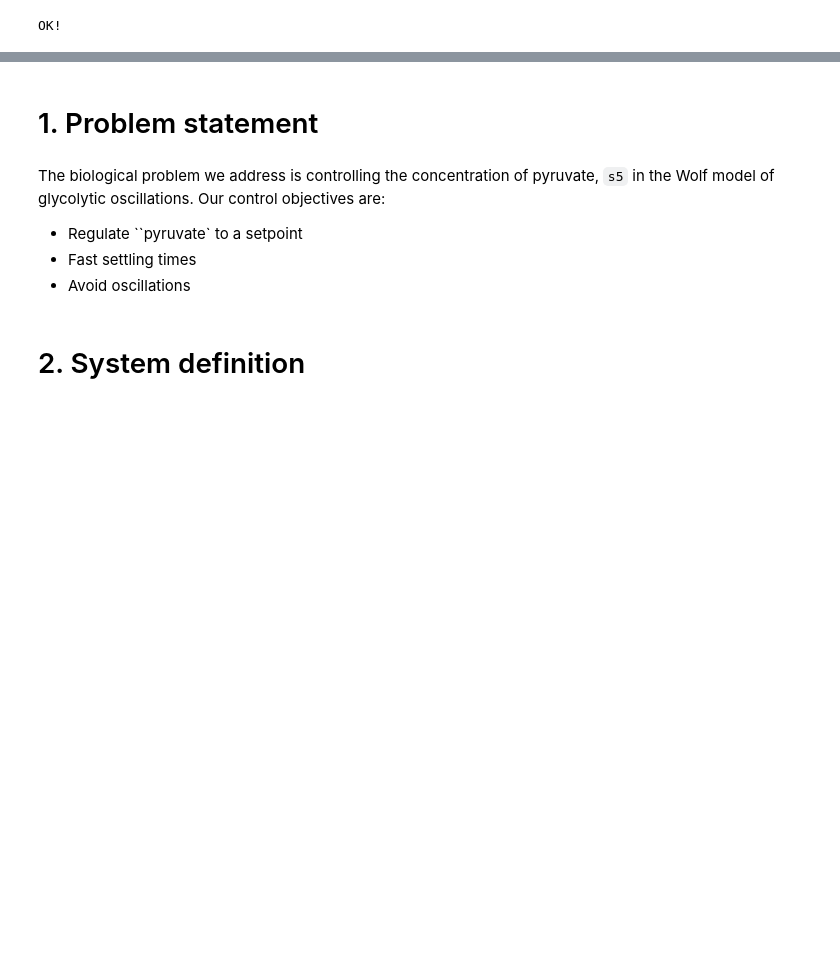
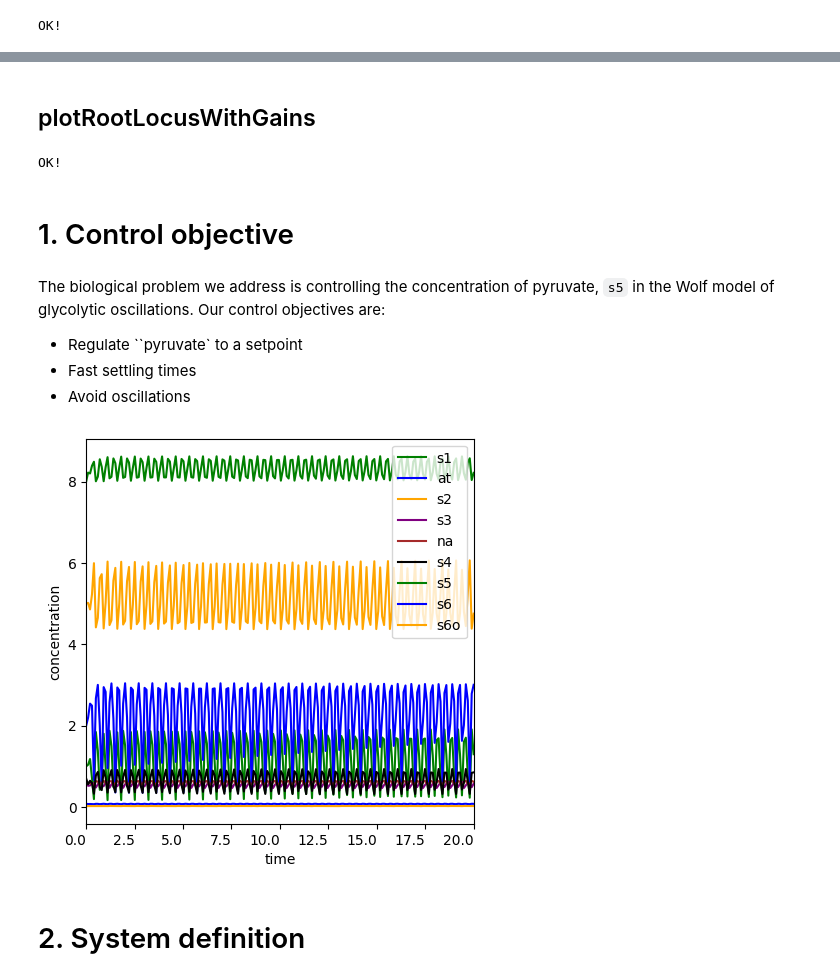
Before and after one commit to joseph-hellerstein/advanced-controls-lectures, a Jupyter notebook: lectures/lecture_15-Workflow-Control-Design/workflow_for_control_design.ipynb, the cells around one changed output, grey strips where cells are left out. Drawn from its saved outputs; the diff is of its cells as text; code cells hidden in the pictures; blank space fills up the shorter version.

```diff
--- a/lectures/lecture_15-Workflow-Control-Design/workflow_for_control_design.ipynb
+++ b/lectures/lecture_15-Workflow-Control-Design/workflow_for_control_design.ipynb
@@ -124,10 +190,88 @@ OK!
+# %% [markdown]
+## plotRootLocusWithGains
+# %%
+def plotRootLocusWithGains(open_loop_transfer_function:control.TransferFunction,
+      gains:List[float],
+      xlim:Optional[np.ndarray]=None,
+      title:Optional[str]=None,
+      ylim:Optional[np.ndarray]=None,
+      is_annotate:bool=True,
+      markersize_multiplier:float=100,
+      figsize=(5, 5),
+      ax=None,
+      is_plot:bool=True)->plt.axes:
+    """
+    Constructs a root locus plot with red hexagons for closed loop poles at different gains.
+    Poles at specific gains are indicated by hexigon markers.
+
+    Args:
+        open_loop_transfer_function
+        gains
+        xlim: limits on the axis
+        size_multiplier: multiplies by gain to get size of hexagon that marks the pole
+        figsize: width and height of figure
+        is_annotate: Annotate gain hexigons with gain values
+    """
+    if ax is None:
+        _, ax = plt.subplots(1, 1, figsize=figsize)
+    # Plot the root locus
+    _ = control.root_locus(open_loop_transfer_function, grid=False, plot=True, xlim=xlim,
+          ylim=ylim, ax=ax)
+    # Construct the title
+    if title is None:
+        poles = open_loop_transfer_function.poles()
+        zeros = open_loop_transfer_function.zeros()
+        title = ""
+        if len(poles) > 0:
+            title += f"FFL poles: {ppComplex(poles)}  "
+        if len(zeros) > 0:
+            title += f"FFL zeros: {ppComplex(zeros)}"
+    ax.set_title(title)
+    # Add points for closed loop poles
+    for gain in gains:
+        closed_loop_transfer_function = control.feedback(gain*open_loop_transfer_function)
+        poles = closed_loop_transfer_function.poles()
+        xv = []
+        yv = []
+        for pole in poles:
+            xv.append(pole.real)
+            yv.append(pole.imag)
+        if is_annotate:
+            annotation = str(gain)
+        else:
+            annotation = ""
+        ax.scatter(xv, yv, s=markersize_multiplier*gain, marker="h", color="r")
+        [ ax.annotate(annotation, (xv[i], yv[i]), color='blue', rotation=25)
+             for i in range(len(poles))]
+        arrowprops=dict(facecolor='black', shrink=0.05)
+    # Plot at zero
+    ax.plot([0, 0], [-10, 10], color="grey", linestyle="--")
+    #
+    if not is_plot:
+        plt.close()
+        ax = None
+    return ax
+
+# Tests
+tf = control.zpk([1], [-1, -2], [1])
+plotRootLocusWithGains(tf, [0.2, 0.5], markersize_multiplier=200, ylim=[-3, 3], xlim=[-3.5, 0], is_annotate=True,
+      figsize=(2, 2), is_plot=False)
+print("OK!")
+# %% [output]
+OK!
 # %% [markdown]
-# 1. Problem statement
+# 1. Control objective
 # %% [markdown]
 The biological problem we address is controlling the concentration of pyruvate, ``s5`` in the Wolf model of glycolytic oscillations.  Our control objectives are:
 * Regulate ``pyruvate` to a setpoint
 * Fast settling times
 * Avoid oscillations
+# %%
+CTLSB = ControlSBML(WOLF_URL, times=TIMES)
+_ = CTLSB.plotModel()
+print(CTLSB.getAntimony())
+# %% [output]
+[figure, added]
 # %% [markdown]
 # 2. System definition
 # %% [markdown]
```
Also changed, not shown: parts of 36 cells of this notebook, 3 other files.
